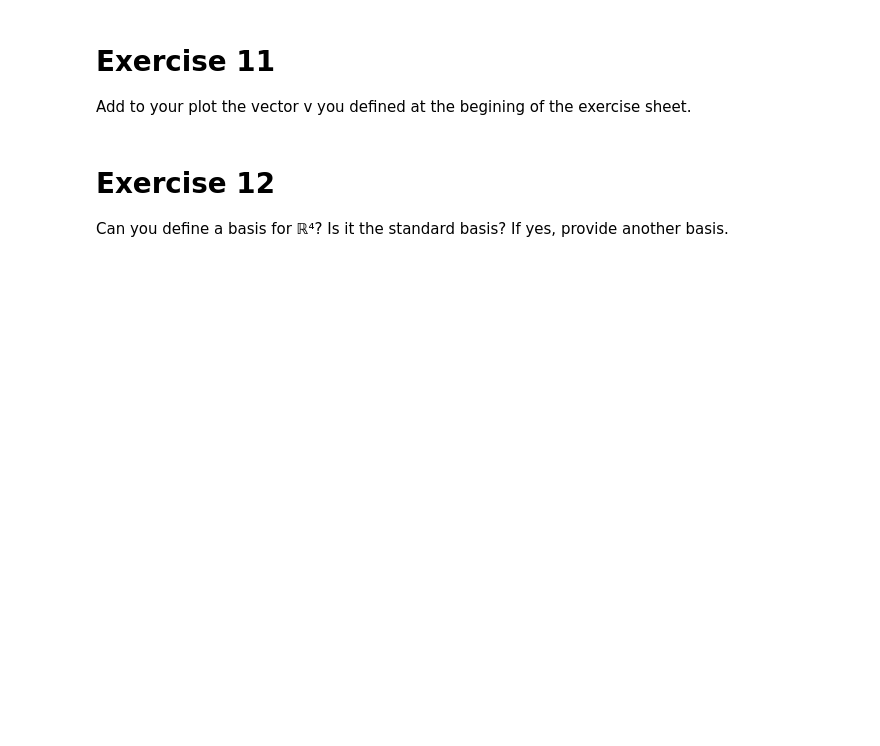
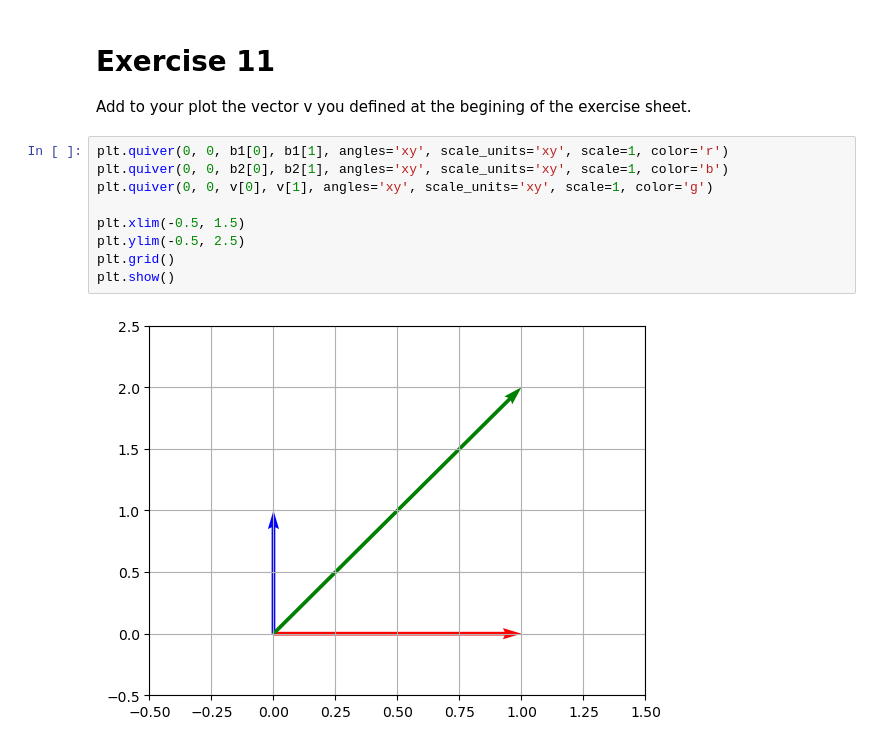
Before and after one commit to kasp734e/SW2PLA, a Jupyter notebook: Lektion2.ipynb, the cells around one changed output. Drawn from its saved outputs; the diff is of its cells as text; blank space fills up the shorter version.

```diff
--- a/Lektion2.ipynb
+++ b/Lektion2.ipynb
@@ -107,7 +128,14 @@ Define a function to plot the standard basis vectors of $\mathbb{R}^2$.
 # Exercise 11
 
 Add to your plot the vector v you defined at the begining of the exercise sheet.
-# %% [markdown]
-# Exercise 12
-
-Can you define a basis for ℝ⁴? Is it the standard basis? If yes, provide another basis.
+# %%
+plt.quiver(0, 0, b1[0], b1[1], angles='xy', scale_units='xy', scale=1, color='r')
+plt.quiver(0, 0, b2[0], b2[1], angles='xy', scale_units='xy', scale=1, color='b')
+plt.quiver(0, 0, v[0], v[1], angles='xy', scale_units='xy', scale=1, color='g')
+
+plt.xlim(-0.5, 1.5)
+plt.ylim(-0.5, 2.5)
+plt.grid()
+plt.show()
+# %% [output]
+[figure, added]
```
Also changed, not shown: parts of 3 cells of this notebook.
